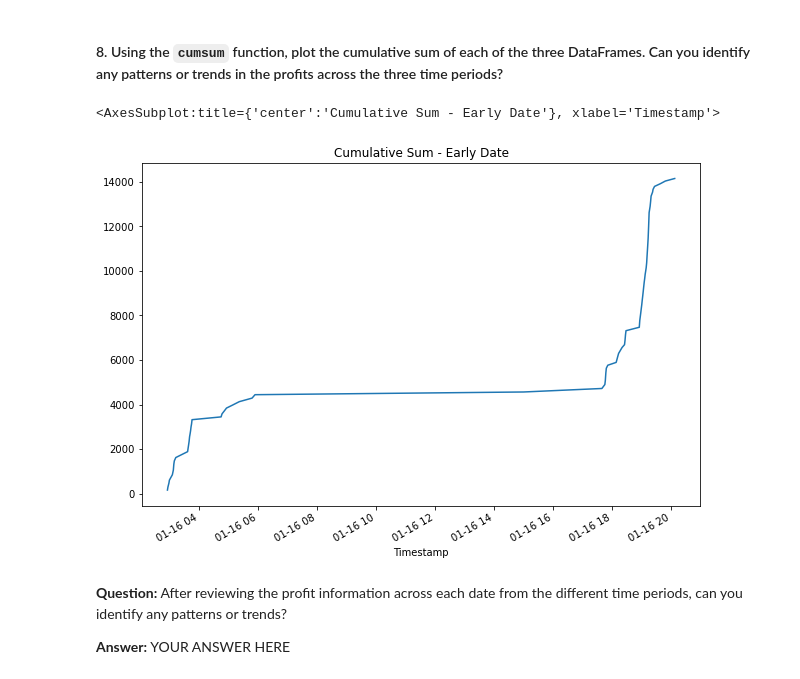
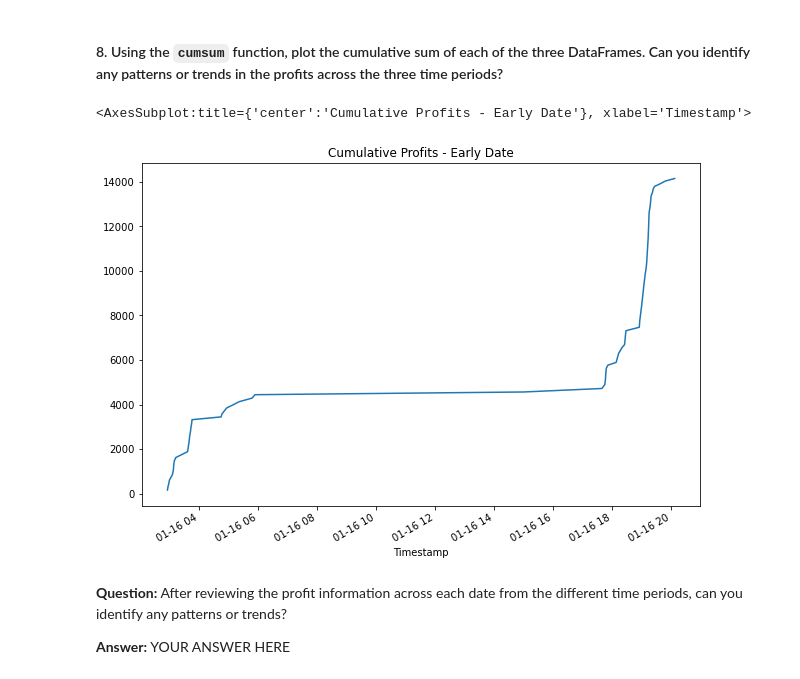
Before and after one commit to wilrosa/3-bitcoin-arbitrage-opportunities, a Jupyter notebook: crypto_arbitrage.ipynb, the cells around one changed output. Drawn from its saved outputs; the diff is of its cells as text; code cells hidden in the pictures.

Commit message:
analysis complete up to 'early date'

```diff
--- a/crypto_arbitrage.ipynb
+++ b/crypto_arbitrage.ipynb
@@ -568,10 +568,10 @@ profit_early.sum()
 cumulative_profit_early = profit_early.cumsum()
 # %%
 # Plot the cumulative sum of profits for the early profit per trade DataFrame
-cumulative_profit_early.plot(figsize=(10, 7), title="Cumulative Sum - Early Date")
+cumulative_profit_early.plot(figsize=(10, 7), title="Cumulative Profits - Early Date")
 # %% [output]
-<AxesSubplot:title={'center':'Cumulative Sum - Early Date'}, xlabel='Timestamp'>
+<AxesSubplot:title={'center':'Cumulative Profits - Early Date'}, xlabel='Timestamp'>
-[figure, old version]
+[figure, new version]
 # %% [markdown]
 **Question:** After reviewing the profit information across each date from the different time periods, can you identify any patterns or trends?
 
```
